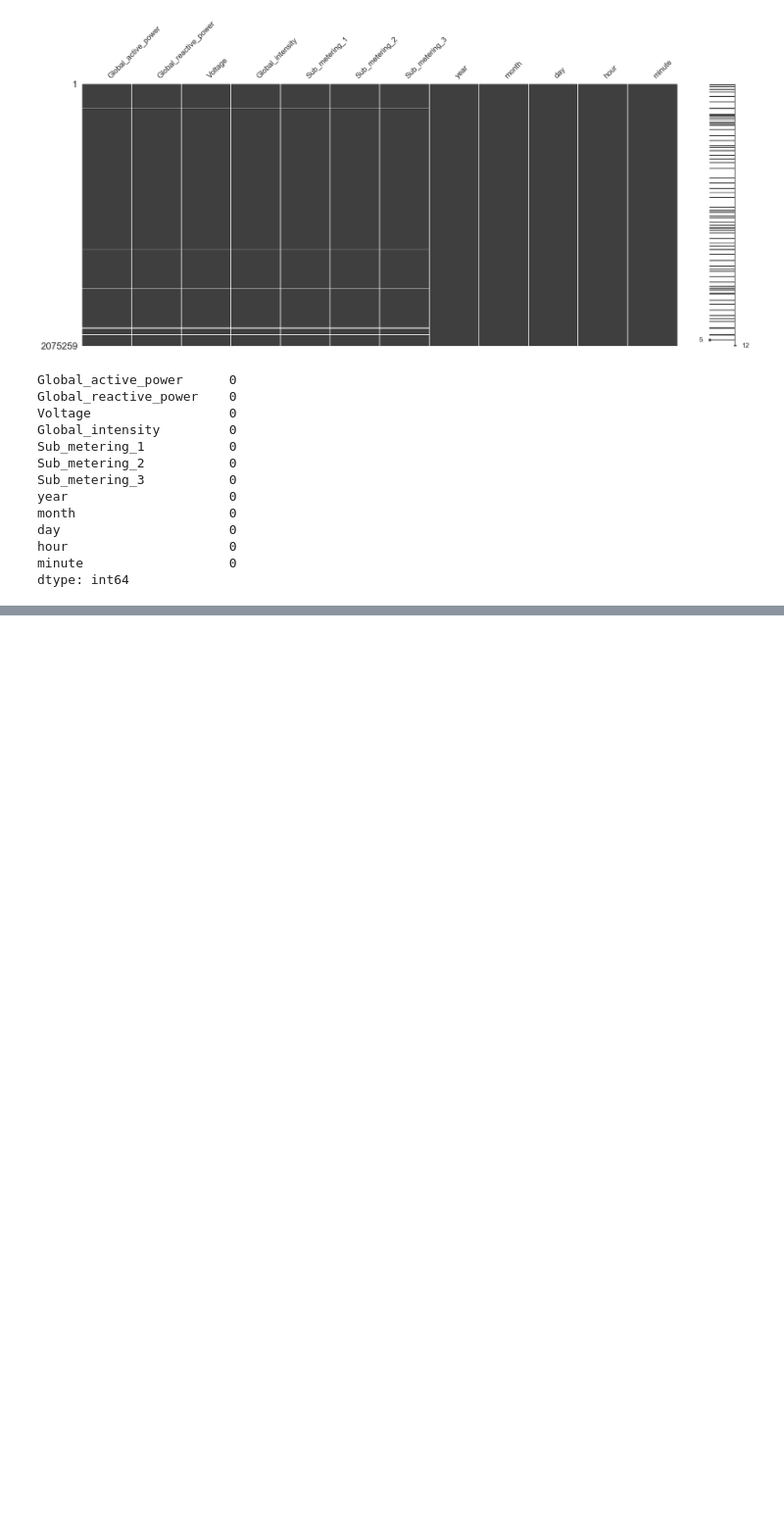
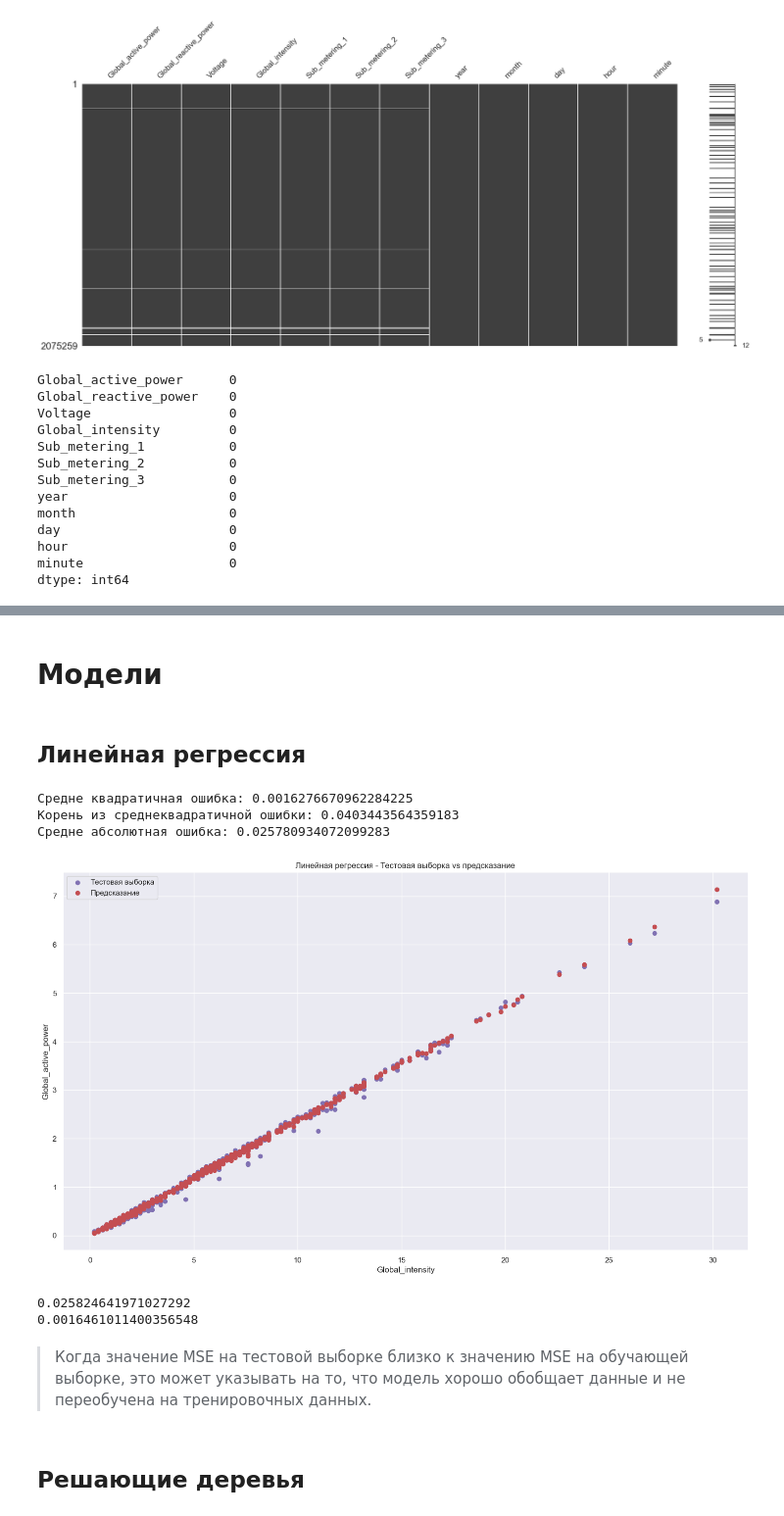
Before and after one commit to Mizoroki-Heck/household_power_consumption, a Jupyter notebook: household_power_consumption.ipynb, the cells around one changed output, grey strips where cells are left out. Shown: that part at 98% size. Saved outputs shown, nothing was run; the diff lists cells and outputs as text; code cells hidden in the pictures; blank space fills up the shorter version.

```diff
--- a/household_power_consumption.ipynb
+++ b/household_power_consumption.ipynb
@@ -154,0 +174,2 @@ dtype: int64
+# %% [markdown]
+# Модели
@@ -154,0 +178,51 @@ dtype: int64
+# %%
+x = data.drop('Global_active_power', axis=1)
+y = data['Global_active_power']
+# %%
+X_train, x_test, y_train, y_test = train_test_split(x, y, test_size=0.3, random_state=42)
+# %% [markdown]
+## Линейная регрессия
+# %%
+from sklearn.metrics import mean_absolute_error, mean_squared_error
+from sklearn.linear_model import LinearRegression
+lin_reg = LinearRegression()
+lin_reg.fit(X_train, y_train)
+predict = lin_reg.predict(x_test)
+mse = mean_squared_error(y_test, predict)
+rmse = np.sqrt(mean_squared_error(y_test, predict))
+mae = mean_absolute_error(y_test, predict)
+print(f'Средне квадратичная ошибка: {mse}')
+print(f'Корень из среднеквадратичной ошибки: {rmse}')
+print(f'Средне абсолютная ошибка: {mae}')
+# %% [output]
+Средне квадратичная ошибка: 0.0016276670962284225
+Корень из среднеквадратичной ошибки: 0.0403443564359183
+Средне абсолютная ошибка: 0.025780934072099283
+# %%
+plt.figure(figsize=(18, 10))
+
+plt.scatter(x_test['Global_intensity'][:1000], y_test[:1000], color='m', label = 'Тестовая выборка')
+
+plt.scatter(x_test['Global_intensity'][:1000], predict[:1000], color='r', label= 'Предсказание')
+
+plt.xlabel('Global_intensity')
+plt.ylabel('Global_active_power')
+plt.title('Линейная регрессия - Тестовая выборка vs предсказание')
+plt.legend()
+plt.show()
+# %% [output]
+[figure, added]
+# %%
+y_train_pred = lin_reg.predict(X_train)
+mae = mean_absolute_error(y_train, y_train_pred)
+mse = mean_squared_error(y_train, y_train_pred)
+
+print(mae)
+print(mse)
+# %% [output]
+0.025824641971027292
+0.0016461011400356548
+# %% [markdown]
+>Когда значение MSE на тестовой выборке близко к значению MSE на обучающей выборке, это может указывать на то, что модель хорошо обобщает данные и не переобучена на тренировочных данных.
+# %% [markdown]
+## Решающие деревья
```
Also changed, not shown: parts of 15 cells of this notebook.
